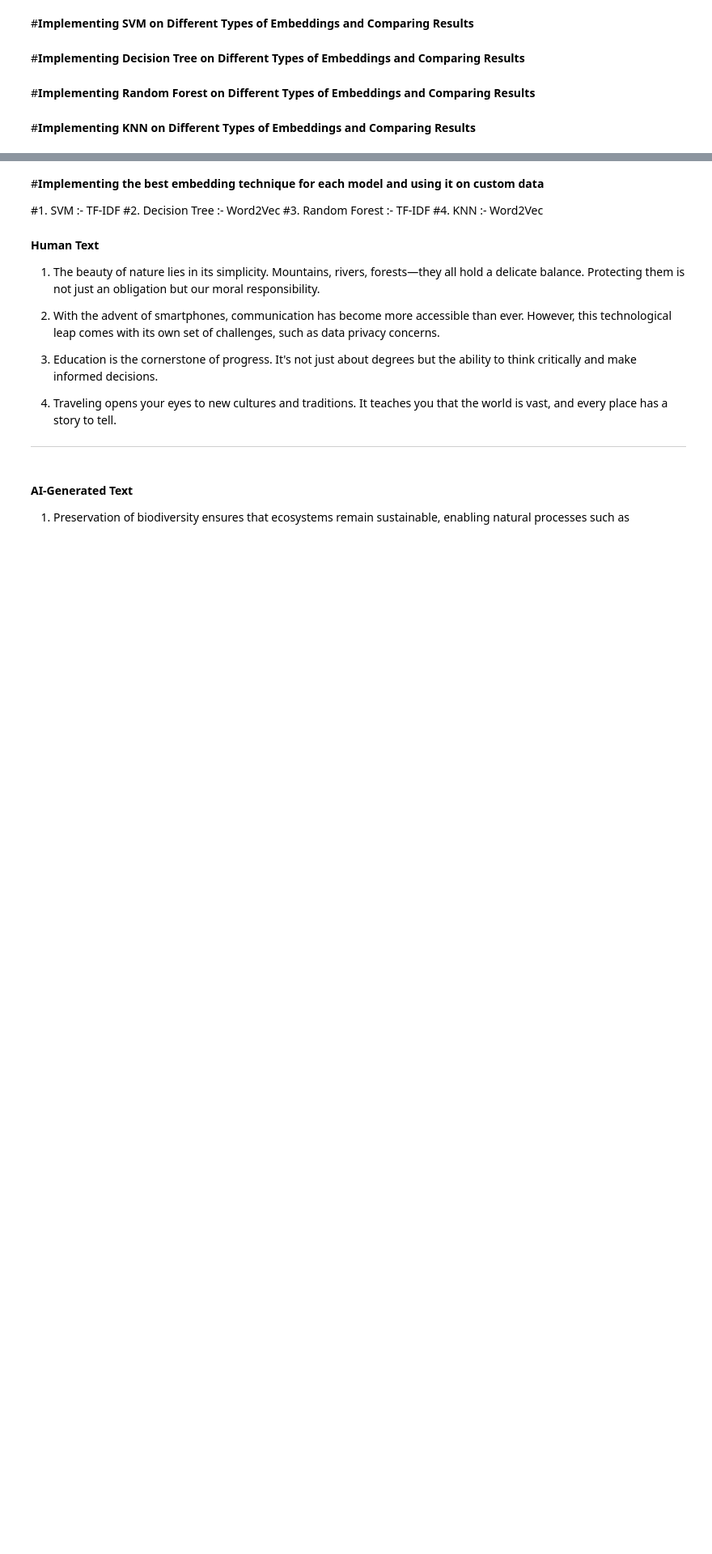
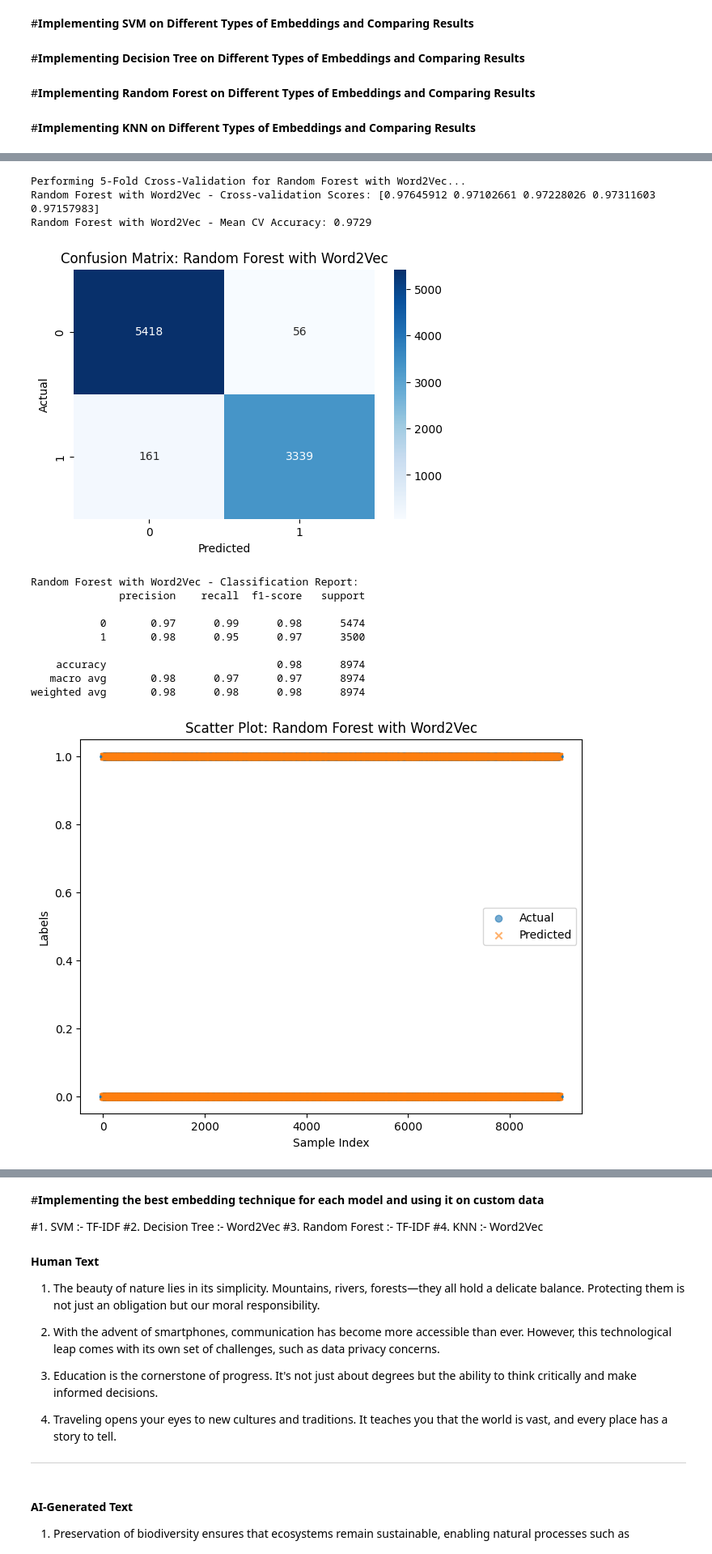
Before and after one commit to ChapelFob80930/AI-Generated-Text-Detector, a Jupyter notebook: AITextTest2.ipynb, the cells around one changed output, grey strips where cells are left out. Shown: that part at 81% size. Drawn from its saved outputs; the diff is of its cells as text; code cells hidden in the pictures; blank space fills up the shorter version.

```diff
--- a/AITextTest2.ipynb
+++ b/AITextTest2.ipynb
@@ -328,7 +330,7 @@ from sklearn.model_selection import train_test_split
 
 y = ai_generated_dataset['label']
 
-train_index, test_index = train_test_split(ai_generated_dataset.index, test_size=0.2, random_state=42)
+train_index, test_index = train_test_split(ai_generated_dataset.index, test_size=0.2, random_state=42, stratify = y)
 # %%
 # from sklearn.model_selection import train_test_split
 
@@ -623,3 +726,21 @@ Random Forest with TF-IDF - Classification Report:
    macro avg       0.98      0.98      0.98      8974
 weighted avg       0.98      0.98      0.98      8974
 [figure]
+# %%
+random_forest_model_word2vec = RandomForestClassifier(class_weight='balanced',random_state=42)
+evaluate_model_with_visualizations(random_forest_model_word2vec, X_train_word2vec, X_test_word2vec, y_train, y_test, "Random Forest", "Word2Vec")
+# %% [output]
+Performing 5-Fold Cross-Validation for Random Forest with Word2Vec...
+Random Forest with Word2Vec - Cross-validation Scores: [0.97645912 0.97102661 0.97228026 0.97311603 0.97157983]
+Random Forest with Word2Vec - Mean CV Accuracy: 0.9729
+[figure, added]
+Random Forest with Word2Vec - Classification Report:
+              precision    recall  f1-score   support
+
+           0       0.97      0.99      0.98      5474
+           1       0.98      0.95      0.97      3500
+
+    accuracy                           0.98      8974
+   macro avg       0.98      0.97      0.97      8974
+weighted avg       0.98      0.98      0.98      8974
+[figure, added]
```
Also changed, not shown: parts of 23 cells of this notebook.
